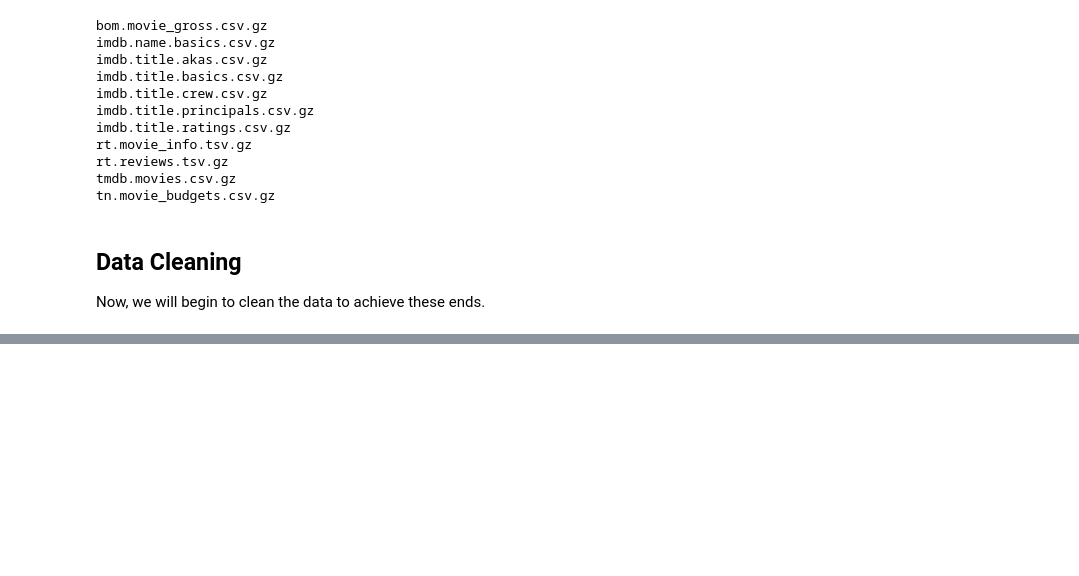
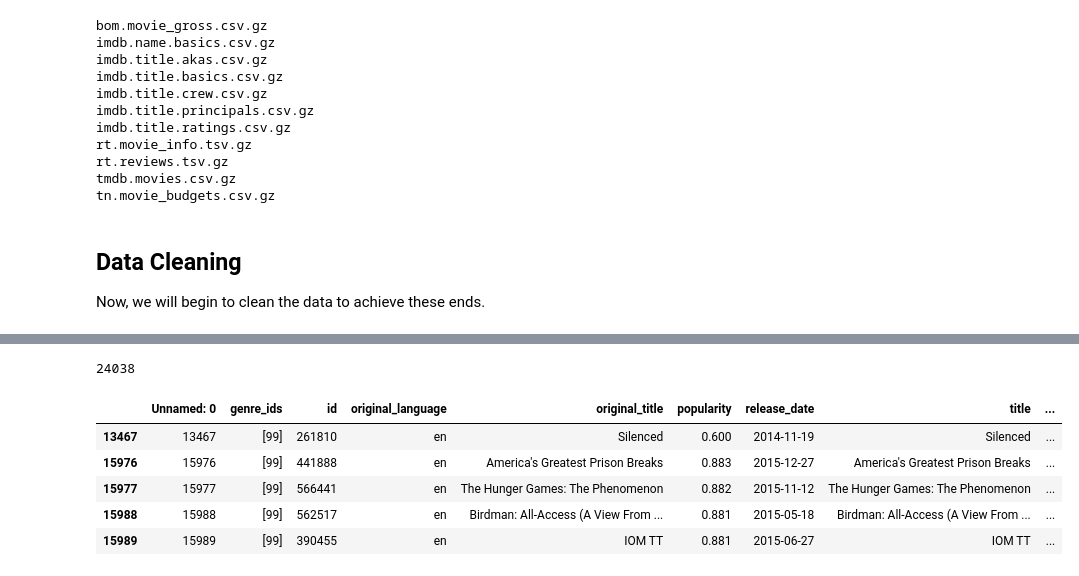
Before and after one commit to ewehmueller/movie-analysis, a Jupyter notebook: movie-analysis.ipynb, the cells around one changed output, grey strips where cells are left out. Cells and saved outputs as stored; diff of their text form; code cells hidden in the pictures; blank space fills up the shorter version.

```diff
--- a/movie-analysis.ipynb
+++ b/movie-analysis.ipynb
@@ -182,0 +211,15 @@ Now, we will begin to clean the data to achieve these ends.
+# %%
+#cleaning out entries with no defined genre_ids
+df_tmdb = df_tmdb[df_tmdb['genre_ids'] != '[]']
+print(df_tmdb.shape[0])
+
+#confirming our genre_ids table will no longer start with empty values
+display(df_tmdb.sort_values('genre_ids', ascending=False, inplace=False).head())
+# %% [output]
+24038
+|  | Unnamed: 0 | genre_ids | id | original_language | original_title | popularity | release_date | title | ... |
+| 13467 | 13467 | [99] | 261810 | en | Silenced | 0.600 | 2014-11-19 | Silenced | ... |
+| 15976 | 15976 | [99] | 441888 | en | America's Greatest Prison Breaks | 0.883 | 2015-12-27 | America's Greatest Prison Breaks | ... |
+| 15977 | 15977 | [99] | 566441 | en | The Hunger Games: The Phenomenon | 0.882 | 2015-11-12 | The Hunger Games: The Phenomenon | ... |
+| 15988 | 15988 | [99] | 562517 | en | Birdman: All-Access (A View From ... | 0.881 | 2015-05-18 | Birdman: All-Access (A View From ... | ... |
+| 15989 | 15989 | [99] | 390455 | en | IOM TT | 0.881 | 2015-06-27 | IOM TT | ... |
```
Also changed, not shown: parts of 19 cells of this notebook.
